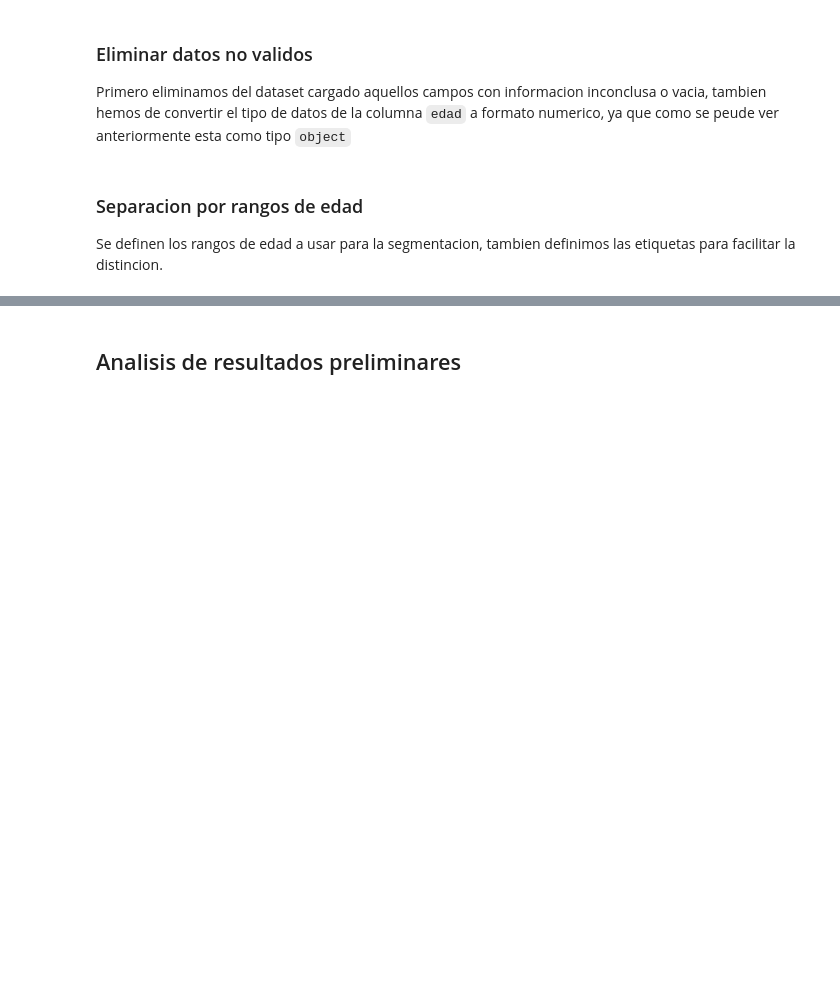
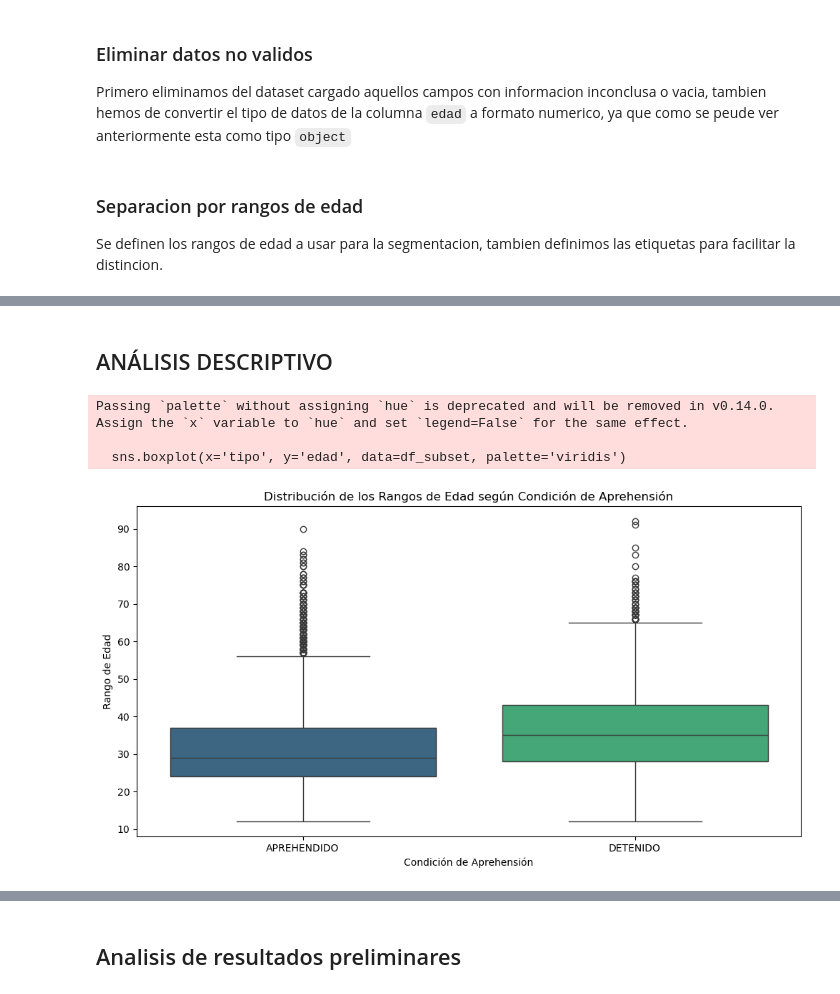
Before and after one commit to DanielaTup09/delitos_ec, a Jupyter notebook: Analisis_DelitosEC.ipynb, the cells around one changed output, grey strips where cells are left out. Cells and saved outputs as stored; diff of their text form; code cells hidden in the pictures; blank space fills up the shorter version.

Commit message:
Actualizando análisis

```diff
--- a/Analisis_DelitosEC.ipynb
+++ b/Analisis_DelitosEC.ipynb
@@ -88,0 +91,3 @@ data['rango_edad'] = pd.cut(data['edad'], bins=rangos_edad, labels=etiqueta_edad
+# %%
+df_subset = data[['edad', 'nivel_de_instruccion', 'nombre_zona', 'tipo']]
+df_subset.head()
@@ -88,0 +119,3 @@ data['rango_edad'] = pd.cut(data['edad'], bins=rangos_edad, labels=etiqueta_edad
+# %%
+df_subset = df_subset[~df_subset['nivel_de_instruccion'].isin(['SE DESCONOCE', 'NO APLICA'])]
+df_subset = df_subset[~df_subset['nombre_zona'].isin(['ZND', 0])]
@@ -88,0 +133,6 @@ data['rango_edad'] = pd.cut(data['edad'], bins=rangos_edad, labels=etiqueta_edad
+# %%
+# Definicion de los rangos de edad a considerar
+rangos_edad = [0,18,25,30,35,40,45,50,55,60,100]
+# Etiquetas de los rangos
+etiqueta_edad = ['0-17', '18-25', '26-30', '31-35', '36-40', '41-45', '46-50', '51-55', '56-60', '61-100']
+df_subset['rango_edad'] = pd.cut(df_subset['edad'], bins=rangos_edad, labels=etiqueta_edad)
@@ -88,0 +178,15 @@ data['rango_edad'] = pd.cut(data['edad'], bins=rangos_edad, labels=etiqueta_edad
+# %% [markdown]
+## ANÁLISIS DESCRIPTIVO
+# %%
+plt.figure(figsize=(12, 6))
+boxprops = {}
+sns.boxplot(x='tipo', y='edad', data=df_subset, palette='viridis')
+plt.title('Distribución de los Rangos de Edad según Condición de Aprehensión')
+plt.xlabel('Condición de Aprehensión')
+plt.ylabel('Rango de Edad')
+plt.show()
+# %% [output]
+Passing `palette` without assigning `hue` is deprecated and will be removed in v0.14.0. Assign the `x` variable to `hue` and set `legend=False` for the same effect.
+
+  sns.boxplot(x='tipo', y='edad', data=df_subset, palette='viridis')
+[figure, added]
```
Also changed, not shown: parts of 21 cells of this notebook.
